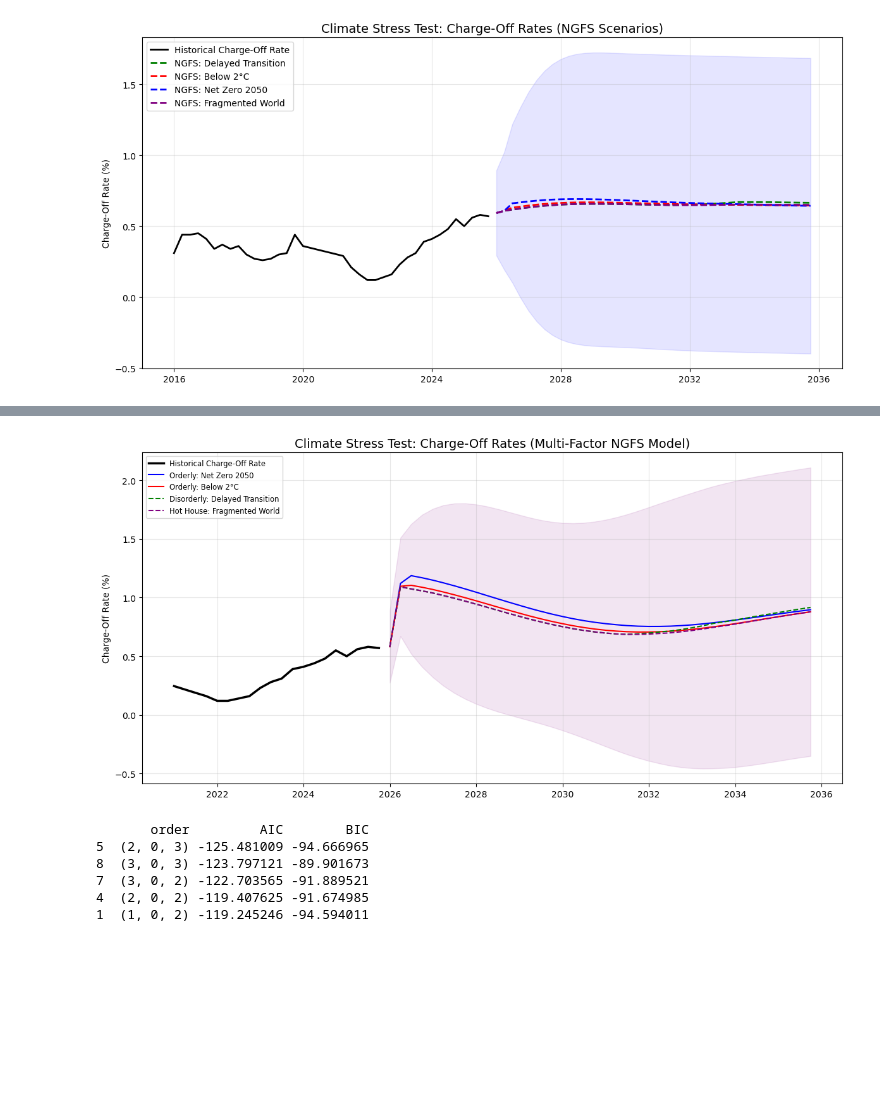
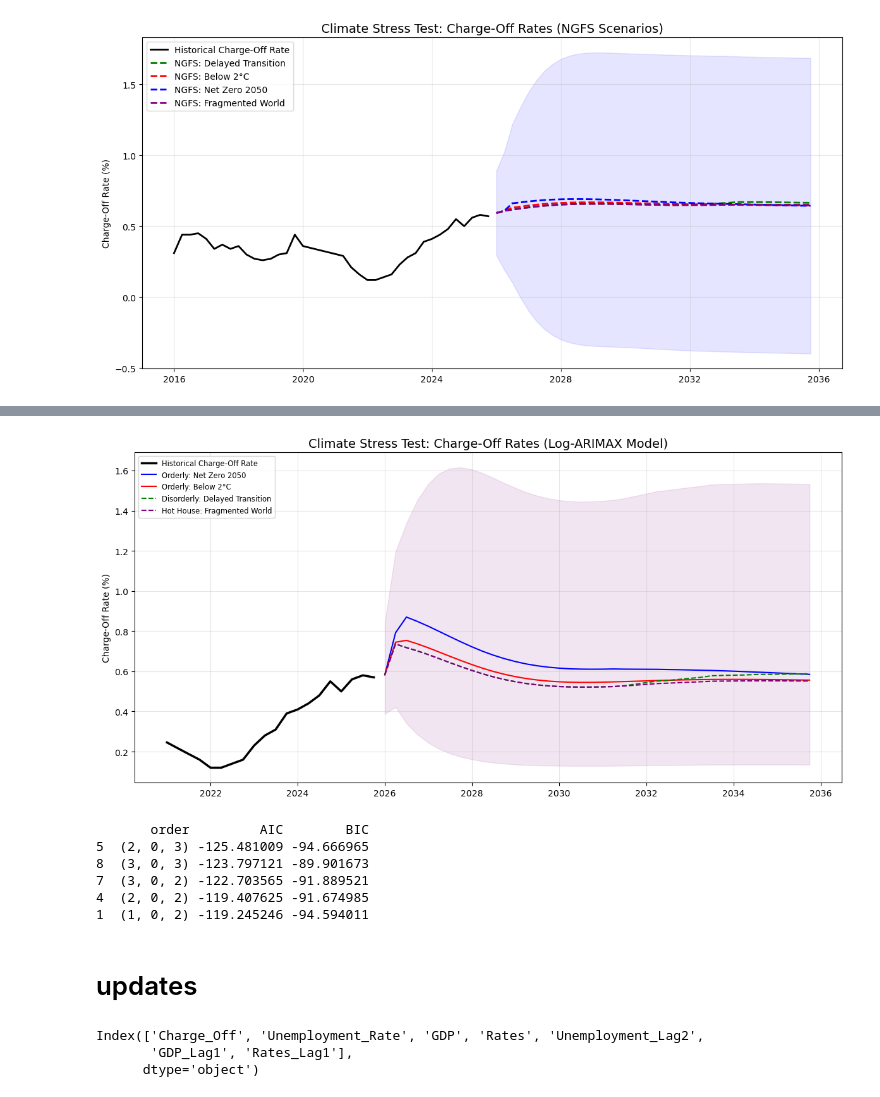
Before and after one commit to gpointd/ECON-522-Forecasting-Project, a Jupyter notebook: Climate Data/cleaner_analysis_riddhi.ipynb, the cells around one changed output, grey strips where cells are left out. Cells and saved outputs as stored; diff of their text form; code cells hidden in the pictures; blank space fills up the shorter version.

Commit message:
updated charge-off model with log transformation and NGFS integration

```diff
--- a/Climate Data/cleaner_analysis_riddhi.ipynb
+++ b/Climate Data/cleaner_analysis_riddhi.ipynb
@@ -2459,8 +2446,6 @@ Covariance Type:                            opg
 Warnings:
 [1] Covariance matrix calculated using the outer product of gradients (complex-step).
 # %%
-## FINAL MODEL: MULTI-FACTOR NGFS CLIMATE STRESS TEST (CHARGE-OFF VERSION)
-
 import pandas as pd
 import numpy as np
 import matplotlib.pyplot as plt
@@ -2487,21 +2472,17 @@ def clean_fred_data(file_path, value_col_name):
     except Exception:
         return pd.DataFrame()
 
-# 🔁 CHANGE: use charge-off instead of loans
+# ---------------------------------------------------------
+# 2. LOAD DATA
+# ---------------------------------------------------------
 df_charge = clean_fred_data('CORBLACBS.csv', 'Charge_Off')
 df_unemp = clean_fred_data('UNEMPLOYMENT.csv', 'Unemployment_Rate')
 df_gdp = clean_fred_data('GDPC1.csv', 'GDP')
 df_rates = clean_fred_data('FEDFUNDS.csv', 'Rates')
 
-# ---------------------------------------------------------
-# 2. MERGE + TARGET VARIABLE
-# ---------------------------------------------------------
 df_history = pd.concat([
     df_charge, df_unemp, df_gdp, df_rates
 ], axis=1).dropna()
-
-# 🔁 CHANGE: no log transform
-df_history['Charge_Off'] = df_history['Charge_Off']
 
 # ---------------------------------------------------------
 # 3. SMOOTH COVID
@@ -2513,7 +2494,14 @@ for col in ['Charge_Off', 'Unemployment_Rate']:
     df_history[col] = df_history[col].interpolate(method='linear')
 
 # ---------------------------------------------------------
-# 4. FEATURE ENGINEERING
+# 4. LOG TRANSFORM (KEY FIX)
+# ---------------------------------------------------------
+epsilon = 1e-6
+df_history['Charge_Off_Pos'] = df_history['Charge_Off'].clip(lower=epsilon)
+df_history['Log_Charge_Off'] = np.log(df_history['Charge_Off_Pos'])
+
+# ---------------------------------------------------------
+# 5. FEATURE ENGINEERING
 # ---------------------------------------------------------
 df_history['Unemployment_Lag2'] = df_history['Unemployment_Rate'].shift(2)
 df_history['GDP_Lag1'] = df_history['GDP'].shift(1)
@@ -2522,23 +2510,22 @@ df_history['Rates_Lag1'] = df_history['Rates'].shift(1)
 df_train = df_history.dropna()
 
 # ---------------------------------------------------------
-# 5. TRAIN MODEL
+# 6. TRAIN MODEL
 # ---------------------------------------------------------
-y = df_train['Charge_Off']
-
+y = df_train['Log_Charge_Off']
 X = df_train[['Unemployment_Lag2', 'GDP_Lag1', 'Rates_Lag1']]
 
 model = ARIMA(
     y,
     exog=X,
-    order=(2, 0, 3),          # 🔥 your best model
+    order=(2, 0, 3),
     seasonal_order=(0, 0, 0, 4)
 )
 
 model_fit = model.fit()
 
 # ---------------------------------------------------------
-# 6. FORECAST SETUP
+# 7. FORECAST SETUP
 # ---------------------------------------------------------
 forecast_steps = 40
 last_hist_date = df_history.index[-1]
@@ -2552,7 +2539,7 @@ forecast_dates = pd.date_range(
 last_unemp = df_history['Unemployment_Rate'].iloc[-1]
 
 # ---------------------------------------------------------
-# 7. NGFS HELPER
+# 8. NGFS HELPER
 # ---------------------------------------------------------
 def get_ngfs_series(scenario, keyword):
     cols = [c for c in ngfs_quarterly.columns if scenario in c and keyword in c]
@@ -2561,7 +2548,7 @@ def get_ngfs_series(scenario, keyword):
     return ngfs_quarterly[cols[0]]
 
 # ---------------------------------------------------------
-# 8. BUILD MULTI-FACTOR EXOG
+# 9. BUILD EXOG
 # ---------------------------------------------------------
 def build_ngfs_exog_multi(scenario):
 
@@ -2591,7 +2578,7 @@ def build_ngfs_exog_multi(scenario):
     return X_f
 
 # ---------------------------------------------------------
-# 9. RUN ALL SCENARIOS
+# 10. RUN SCENARIOS (CORRECT TRANSFORMATION)
 # ---------------------------------------------------------
 scenarios = {
     "Net Zero 2050": "Orderly: Net Zero 2050",
@@ -2600,14 +2587,28 @@ scenarios = {
     "Fragmented World": "Hot House: Fragmented World"
 }
 
-results = {}
+pred_mean = {}
+conf_int = {}
 
 for key in scenarios:
+
     X_future = build_ngfs_exog_multi(key)
-    results[key] = model_fit.get_forecast(steps=forecast_steps, exog=X_future)
+    fcst = model_fit.get_forecast(steps=forecast_steps, exog=X_future)
+
+    # LOG SPACE
+    m = fcst.predicted_mean
+    v = fcst.var_pred_mean
+    ci_log = fcst.conf_int()
+
+    # ✅ CORRECT BACK-TRANSFORMATION
+    pred_mean[key] = np.exp(m + 0.5 * v)
+
+    ci_level = np.exp(ci_log)
+    ci_level.columns = ['lower', 'upper']
+    conf_int[key] = ci_level
 
 # ---------------------------------------------------------
-# 10. VISUALIZATION
+# 11. PLOT
 # ---------------------------------------------------------
 plt.figure(figsize=(12, 6))
 
@@ -2625,40 +2626,40 @@ colors = {
     "Delayed transition": "green",
     "Fragmented World": "purple"
 }
 
 linestyles = {
     "Net Zero 2050": "-",
     "Below 2°C": "-",
     "Delayed transition": "--",
     "Fragmented World": "--"
 }
 
-for key in results:
+for key in scenarios:
     plt.plot(
         forecast_dates,
-        results[key].predicted_mean,
+        pred_mean[key],
         label=scenarios[key],
         color=colors[key],
         linestyle=linestyles[key]
     )
 
-conf = results["Fragmented World"].conf_int()
+# Confidence interval (Fragmented World)
 plt.fill_between(
     forecast_dates,
-    conf.iloc[:, 0],
-    conf.iloc[:, 1],
+    conf_int["Fragmented World"]['lower'],
+    conf_int["Fragmented World"]['upper'],
     color='purple',
     alpha=0.1
 )
 
-plt.title('Climate Stress Test: Charge-Off Rates (Multi-Factor NGFS Model)', fontsize=14)
+plt.title('Climate Stress Test: Charge-Off Rates (Log-ARIMAX Model)', fontsize=14)
 plt.ylabel('Charge-Off Rate (%)')
 plt.legend(loc='upper left', fontsize='small')
 plt.grid(True, alpha=0.3)
 plt.tight_layout()
 plt.show()
 # %% [output]
-[figure, old version]
+[figure, new version]
 # %%
 import itertools
 
@@ -2695,3 +2696,11 @@ print(df_results.head())
 7  (3, 0, 2) -122.703565 -91.889521
 4  (2, 0, 2) -119.407625 -91.674985
 1  (1, 0, 2) -119.245246 -94.594011
+# %% [markdown]
+# updates
+# %%
+print(df_history.columns)
+# %% [output]
+Index(['Charge_Off', 'Unemployment_Rate', 'GDP', 'Rates', 'Unemployment_Lag2',
+       'GDP_Lag1', 'Rates_Lag1'],
+      dtype='object')
```
Also changed, not shown: parts of 11 cells of this notebook.
